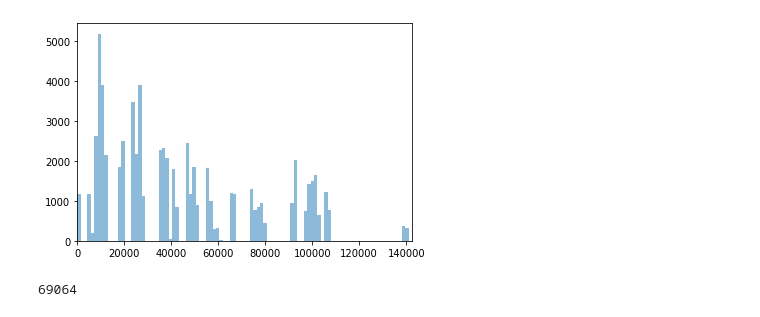
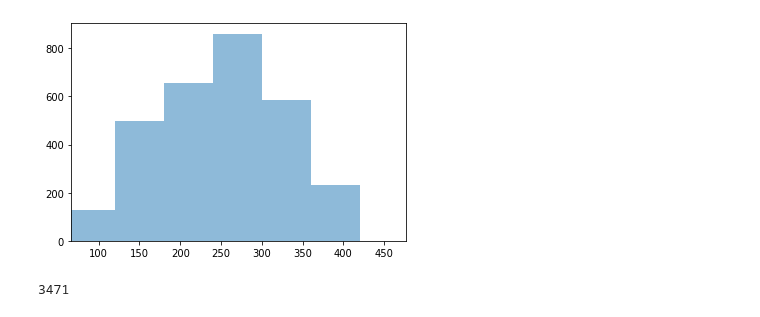
Before and after one commit to hamedty/pm, a Jupyter notebook: server/Speed Analysis.ipynb, the cells around one changed output. Cells and saved outputs as stored; diff of their text form; code cells hidden in the pictures.

```diff
--- a/server/Speed Analysis.ipynb
+++ b/server/Speed Analysis.ipynb
@@ -1,32 +1,32 @@
 # %%
 import matplotlib.pyplot as plt
 import datetime
 import pymongo
 import numpy as np
 from bson.objectid import ObjectId
 
 client = pymongo.MongoClient()
 db = client['PAM2060']
 col = db['vision_retries']
 
 now = datetime.datetime.now() - datetime.timedelta(hours=3.5)
-from_time = now - datetime.timedelta(hours=12, days=100)
+from_time = now - datetime.timedelta(hours=12, days=0)
 dummy_id = ObjectId.from_datetime(from_time)
 
 pens = list(col.find({'component': 'dosing', "_id": {"$gte": dummy_id}}))
 data = np.asarray([(now - pen['_id'].generation_time.replace(tzinfo=None)).total_seconds()/60 for pen in pens])
 
-
-bin_minute = 60*24
+# bin_minute = 60*24
+bin_minute = 60
 bins = np.arange(0, max(data), bin_minute)
 
 plt.xlim([min(data)-5, max(data)+5])
-plt.hist(data, bins=bins, alpha=0.5, weights=(60 / bin_minute)*np.ones_like(data)*24)
+plt.hist(data, bins=bins, alpha=0.5, weights=(60 / bin_minute)*np.ones_like(data))
 plt.show()
 print(len(pens))
 # %% [output]
-[figure, old version]
+[figure, new version]
-69064
+3471
 # %%
 import matplotlib.pyplot as plt
 import datetime
```
Also changed, not shown: parts of 4 cells of this notebook, 6 other files.
